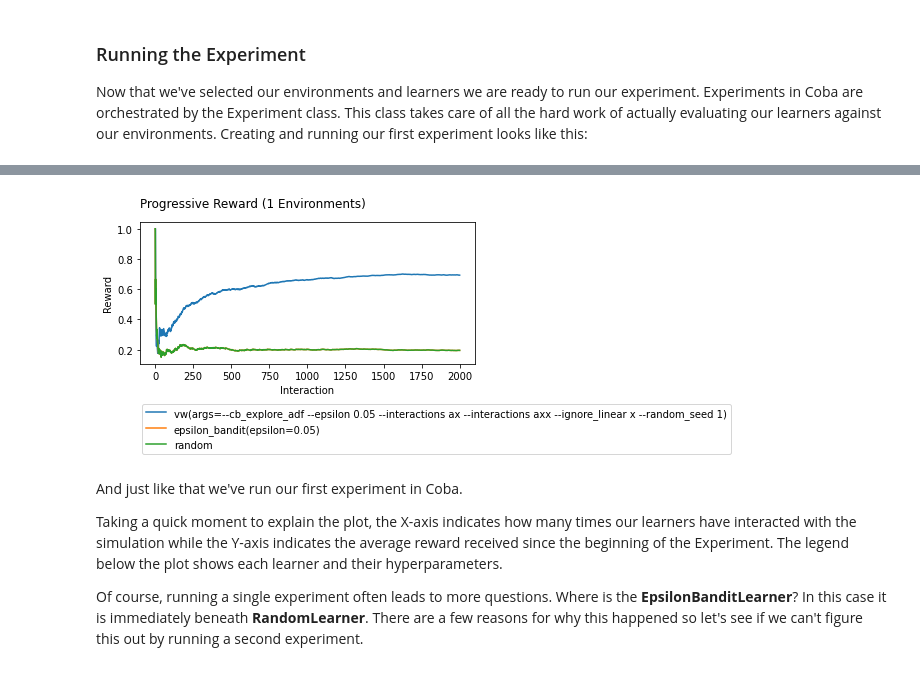
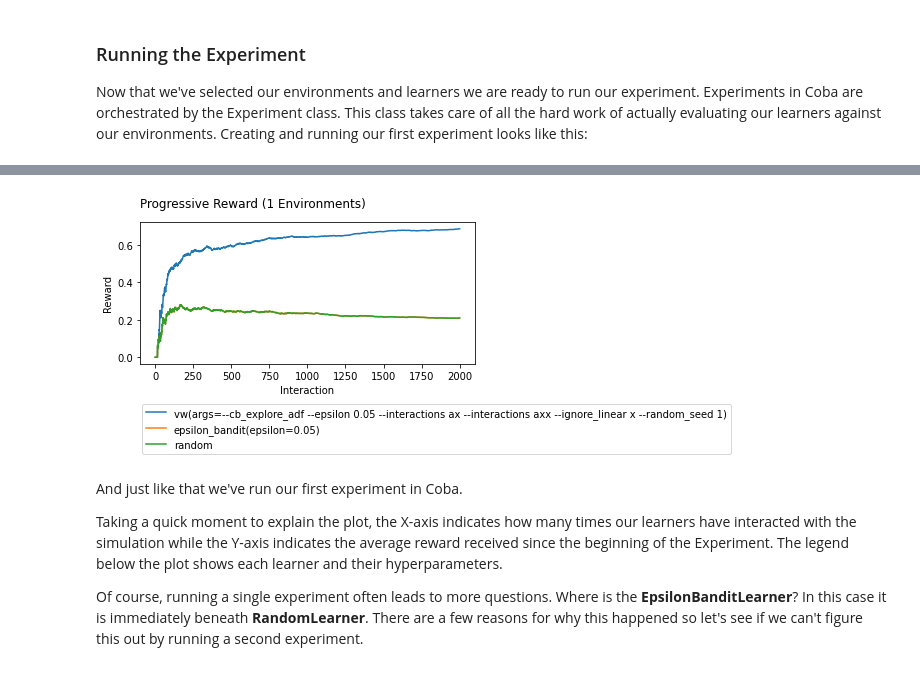
Before and after one commit to VowpalWabbit/coba, a Jupyter notebook: examples/notebooks/First Experiment.ipynb, the cells around one changed output, grey strips where cells are left out. Saved outputs shown, nothing was run; the diff lists cells and outputs as text; code cells hidden in the pictures.

Commit message:
Fixed a problem where the provided synthetic simulations were not repeatable.

```diff
--- a/examples/notebooks/First Experiment.ipynb
+++ b/examples/notebooks/First Experiment.ipynb
@@ -30,7 +30,7 @@ Now that we've selected our environments and learners we are ready to run our ex
 # %%
 import coba as cb
 
-environments = cb.Environments.from_linear_synthetic(2000).cache().binary()
+environments = cb.Environments.from_linear_synthetic(2000,seed=2).binary()
 learners     = [ cb.VowpalEpsilonLearner(), cb.EpsilonBanditLearner(), cb.RandomLearner()]
 
 cb.Experiment(environments, learners).run().plot_learners()
@@ -46,4 +46,4 @@ cb.Experiment(environments, learners).run().plot_learners()
-[figure, old version]
+[figure, new version]
 # %% [markdown]
 And just like that we've run our first experiment in Coba.
 
```
Also changed, not shown: parts of 3 cells of this notebook, 5 other files.
